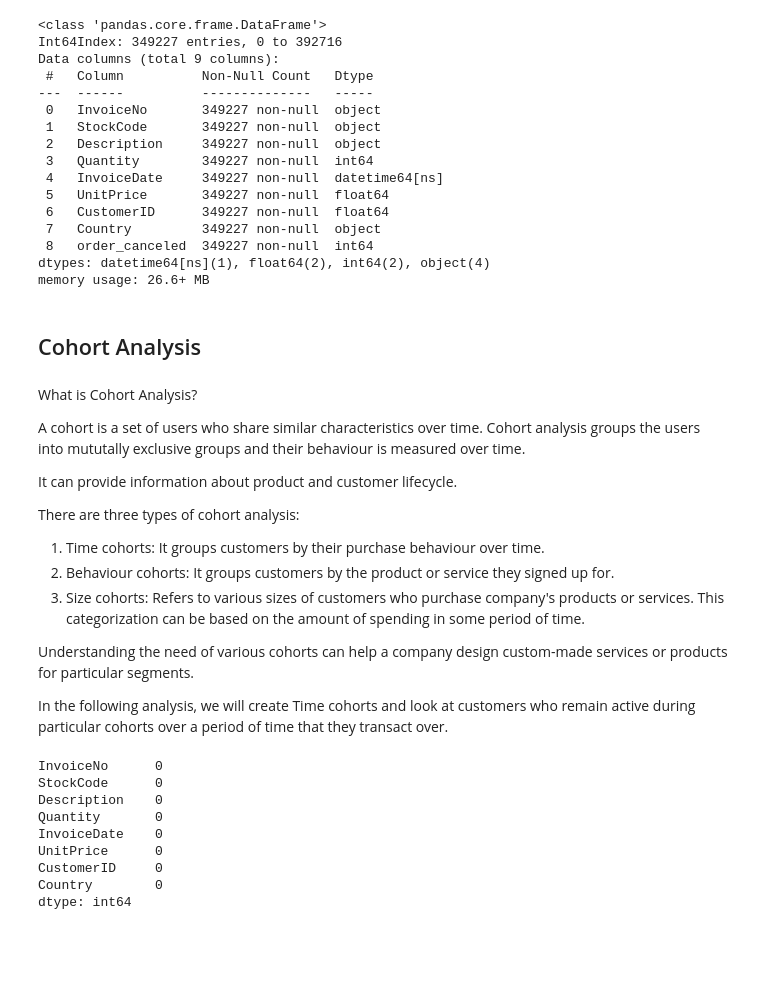
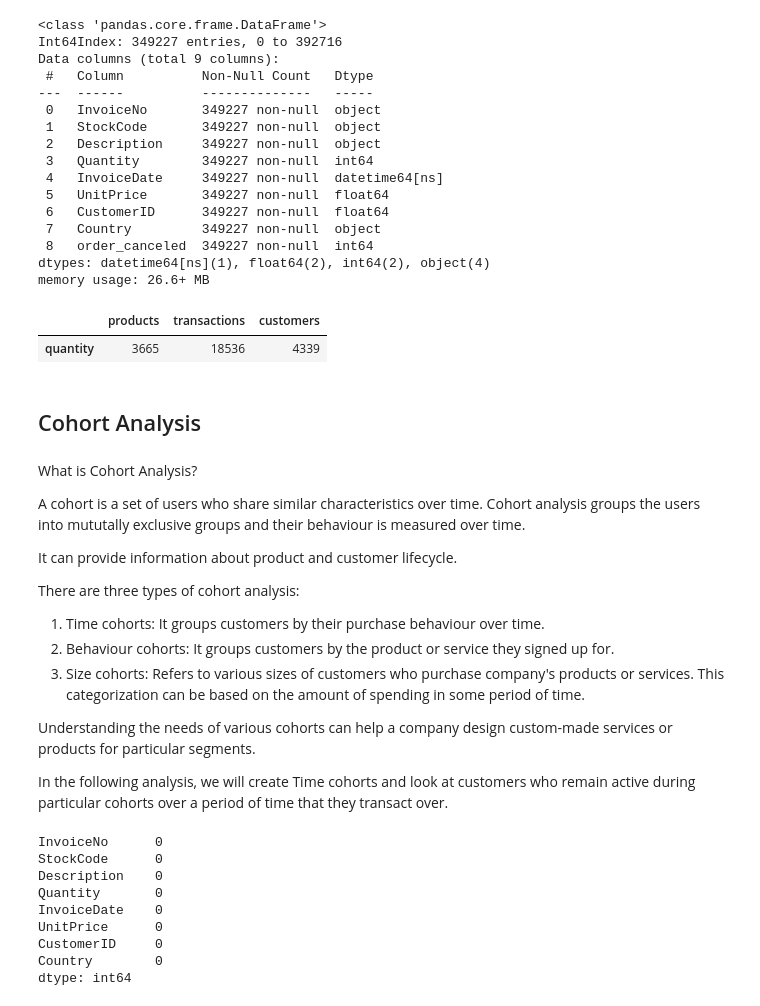
Before and after one commit to rahulkhandelwal396/Customer-Segmentation, a Jupyter notebook: Customer Segmentation.ipynb, the cells around one changed output. Drawn from its saved outputs; the diff is of its cells as text; code cells hidden in the pictures; blank space fills up the shorter version.

```diff
--- a/Customer Segmentation.ipynb
+++ b/Customer Segmentation.ipynb
@@ -175,6 +175,14 @@ Data columns (total 9 columns):
  8   order_canceled  349227 non-null  int64
 dtypes: datetime64[ns](1), float64(2), int64(2), object(4)
 memory usage: 26.6+ MB
+# %%
+pd.DataFrame([{'products': len(df['StockCode'].value_counts()),
+               'transactions': len(df['InvoiceNo'].value_counts()),
+               'customers': len(df['CustomerID'].value_counts()),
+              }], columns = ['products', 'transactions', 'customers'], index = ['quantity'])
+# %% [output]
+|  | products | transactions | customers |
+| quantity | 3665 | 18536 | 4339 |
 # %% [markdown]
 ## Cohort Analysis
 # %% [markdown]
@@ -189,7 +197,7 @@ There are three types of cohort analysis:
 2. Behaviour cohorts: It groups customers by the product or service they signed up for.
 3. Size cohorts: Refers to various sizes of customers who purchase company's products or services. This categorization can be based on the amount of spending in some period of time.
 
-Understanding the need of various cohorts can help a company design custom-made services or products for particular segments.
+Understanding the needs of various cohorts can help a company design custom-made services or products for particular segments.
 
 In the following analysis, we will create Time cohorts and look at customers who remain active during particular cohorts over a period of time that they transact over.
 # %%
```
Also changed, not shown: parts of 1 cell of this notebook, 7 other files.
